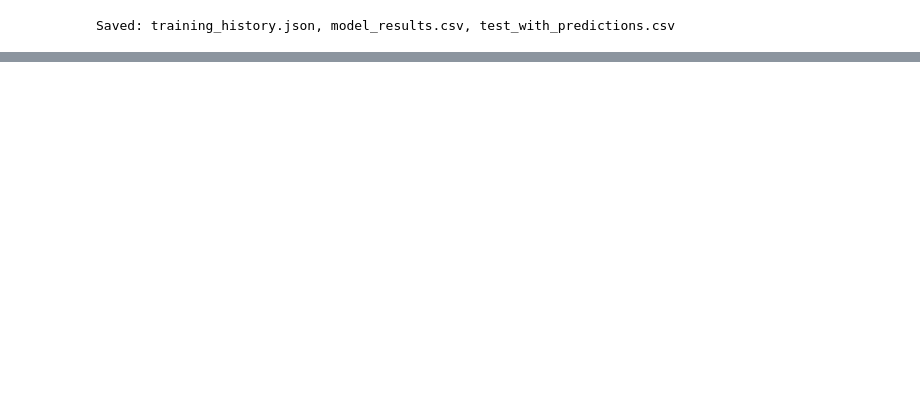
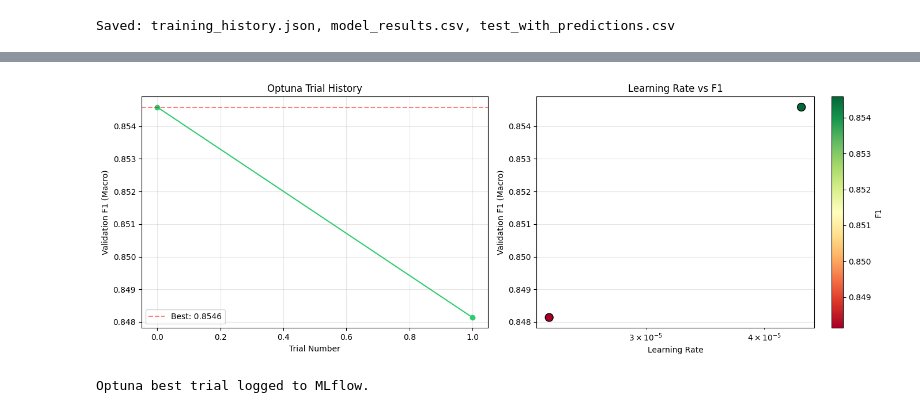
Before and after one commit to nguyenxuanha20210301/phobert-sentiment-analysis, a Jupyter notebook: notebooks/02_training_and_evaluate.ipynb, the cells around one changed output, grey strips where cells are left out. Saved outputs shown, nothing was run; the diff lists cells and outputs as text; code cells hidden in the pictures; blank space fills up the shorter version.

```diff
--- a/notebooks/02_training_and_evaluate.ipynb
+++ b/notebooks/02_training_and_evaluate.ipynb
@@ -541,0 +615,20 @@ params.model_type  params.model_name params.learning_rate  metrics.val_accuracy
+# %%
+# ============================================================
+# Run Optuna study — 5 trials with MedianPruner
+# ~25-30 min on T4 GPU, finds optimal hyperparameters
+# ============================================================
+study = optuna.create_study(
+    direction="maximize",
+    study_name="phobert-hparam-search",
+    pruner=optuna.pruners.MedianPruner(n_startup_trials=2)
+)
+
+study.optimize(objective, n_trials=5, show_progress_bar=True)
+
+print("\n" + "=" * 50)
+print("OPTUNA RESULTS")
+print("=" * 50)
+print(f"Best trial F1: {study.best_trial.value:.4f}")
+print(f"Best params:")
+for key, value in study.best_trial.params.items():
+    print(f"  {key}: {value}")
@@ -541,0 +678,53 @@ params.model_type  params.model_name params.learning_rate  metrics.val_accuracy
+# %%
+# ============================================================
+# Visualize Optuna results — parameter importance and history
+# ============================================================
+fig, axes = plt.subplots(1, 2, figsize=(14, 5))
+
+# Trial history
+trials = [t for t in study.trials if t.state == TrialState.COMPLETE]
+trial_nums = [t.number for t in trials]
+trial_values = [t.value for t in trials]
+
+axes[0].plot(trial_nums, trial_values, 'o-', color='#2ecc71')
+axes[0].axhline(y=max(trial_values), color='red', linestyle='--', alpha=0.5, label=f'Best: {max(trial_values):.4f}')
+axes[0].set_xlabel('Trial Number')
+axes[0].set_ylabel('Validation F1 (Macro)')
+axes[0].set_title('Optuna Trial History')
+axes[0].legend()
+axes[0].grid(alpha=0.3)
+
+# Parameter values vs F1
+lrs = [t.params['learning_rate'] for t in trials]
+f1s = [t.value for t in trials]
+scatter = axes[1].scatter(lrs, f1s, c=f1s, cmap='RdYlGn', s=100, edgecolors='black')
+axes[1].set_xlabel('Learning Rate')
+axes[1].set_ylabel('Validation F1 (Macro)')
+axes[1].set_title('Learning Rate vs F1')
+axes[1].set_xscale('log')
+axes[1].grid(alpha=0.3)
+plt.colorbar(scatter, ax=axes[1], label='F1')
+
+plt.tight_layout()
+plt.savefig('/content/drive/MyDrive/phobert-sentiment-analysis/optuna_results.png', dpi=150, bbox_inches='tight')
+plt.show()
+# %% [output]
+[figure, added]
+# %%
+# ============================================================
+# Log Optuna best trial to MLflow
+# ============================================================
+with mlflow.start_run(run_name="optuna-best-trial"):
+    mlflow.log_param("model_name", "vinai/phobert-base")
+    mlflow.log_param("tuning_method", "Optuna")
+    mlflow.log_param("n_trials", len(study.trials))
+    mlflow.log_param("tune_epochs_per_trial", 2)
+
+    for key, value in study.best_trial.params.items():
+        mlflow.log_param(f"best_{key}", value)
+
+    mlflow.log_metric("best_trial_val_f1", study.best_trial.value)
+
+print("Optuna best trial logged to MLflow.")
+# %% [output]
+Optuna best trial logged to MLflow.
```
Also changed, not shown: parts of 15 cells of this notebook.
